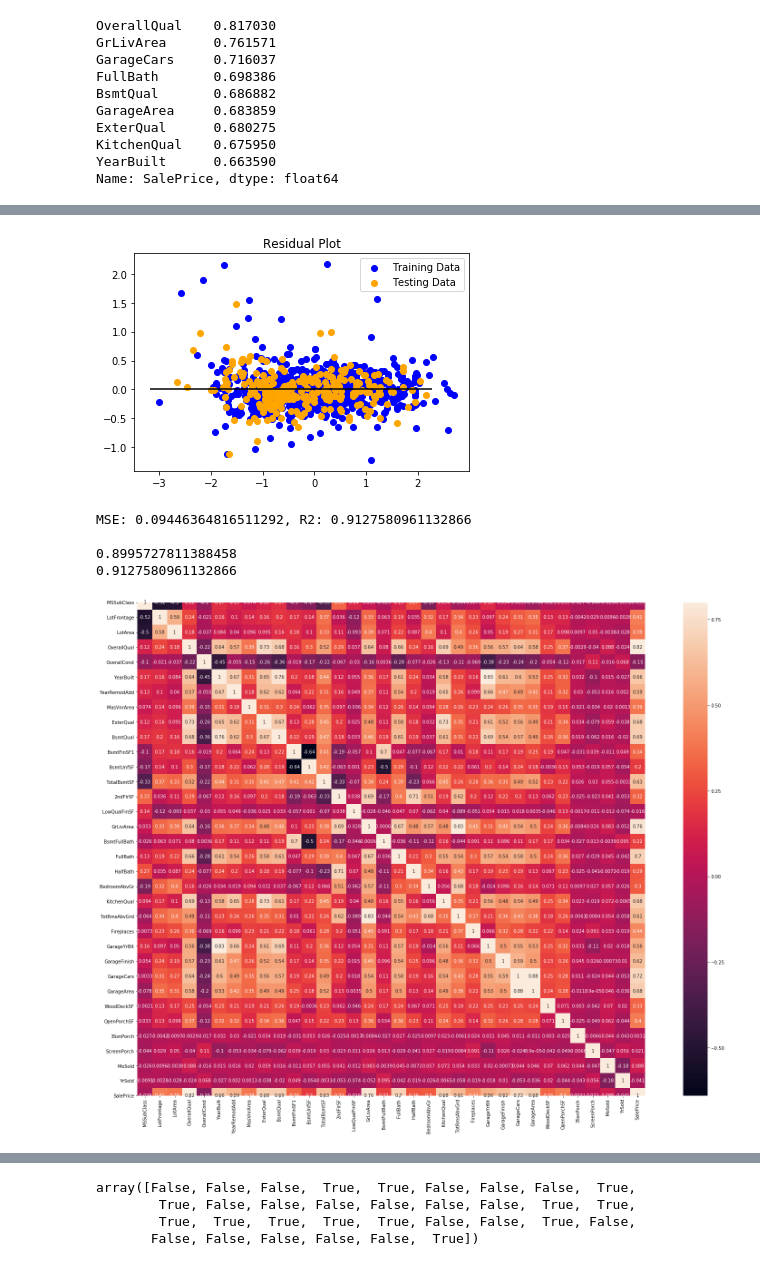
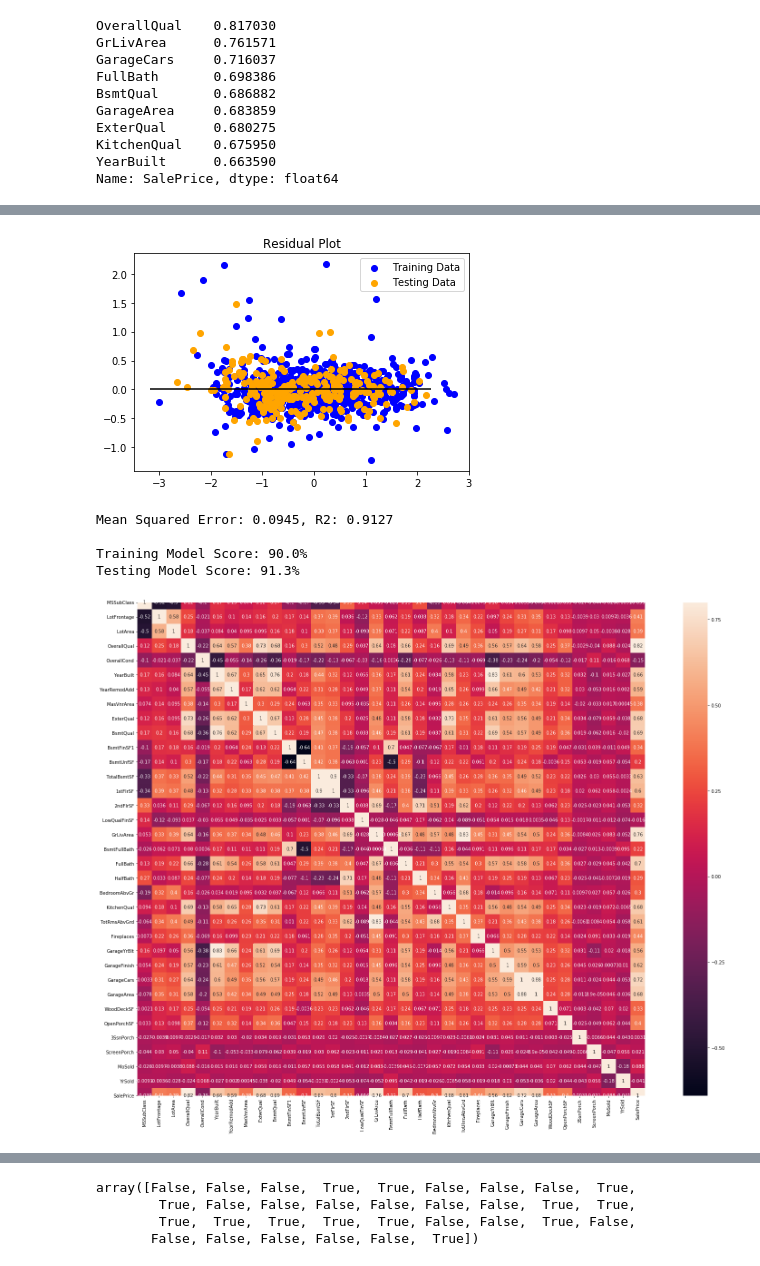
Before and after one commit to pshappycle/Home_Value_Predictor, a Jupyter notebook: peter_model/Peter_Final_Code.ipynb, the cells around one changed output, grey strips where cells are left out. Cells and saved outputs as stored; diff of their text form; code cells hidden in the pictures.

```diff
--- a/peter_model/Peter_Final_Code.ipynb
+++ b/peter_model/Peter_Final_Code.ipynb
@@ -61,7 +65,7 @@ max        13.534474
 Name: SalePrice, dtype: float64
 [figure]
 # %%
-train_data.loc[:, "MasVnrArea"] = train_data.loc[:, "MasVnrArea"].fillna(train_data["MasVnrArea"].mean())
+train_data.loc[:, "MasVnrArea"] = train_data.loc[:, "MasVnrArea"].fillna(train_data["MasVnrArea"].median())
 train_data.loc[:, "MasVnrType"] = train_data.loc[:, "MasVnrType"].fillna(0)
 train_data.loc[:, "BsmtFinType1"] = train_data.loc[:, "BsmtFinType1"].fillna(0)
 train_data.loc[:, "BsmtQual"] = train_data.loc[:, "BsmtQual"].fillna(0)
@@ -75,7 +79,7 @@ train_data.loc[:, "GarageType"] = train_data.loc[:, "GarageFinish"].fillna(0)
 
 train_data.loc[:, "GarageYrBlt"] = train_data.loc[:, "GarageYrBlt"].fillna(train_data["GarageYrBlt"].median())
 
-train_data.loc[:, "LotFrontage"] = train_data.loc[:, "LotFrontage"].fillna(train_data["LotFrontage"].mean())
+train_data.loc[:, "LotFrontage"] = train_data.loc[:, "LotFrontage"].fillna(train_data["LotFrontage"].median())
 
 train_data.loc[:, "FireplaceQu"] = train_data.loc[:, "FireplaceQu"].fillna(0)
 train_data.loc[:, "Fence"] = train_data.loc[:, "Fence"].fillna(0)
@@ -226,6 +230,6 @@ MSE: 0.09446364816511303, R2: 0.9127580961132865
 [figure]
 # %%
-numeric_train_df = numeric_train_df.drop(['1stFlrSF'], axis =1)
+# numeric_train_df = numeric_train_df.drop(['1stFlrSF'], axis =1)
 
 
 X = numeric_train_df.drop(["SalePrice"], axis =1)
@@ -238,39 +242,42 @@ X_scaler = StandardScaler().fit(X_train)
 y_scaler = StandardScaler().fit(y_train)
 
 X_train_scaled = X_scaler.transform(X_train)
 X_test_scaled = X_scaler.transform(X_test)
 y_train_scaled = y_scaler.transform(y_train)
 y_test_scaled = y_scaler.transform(y_test)
 
 
 model = LinearRegression()
 model.fit(X_train_scaled, y_train_scaled)
 plt.scatter(model.predict(X_train_scaled), model.predict(X_train_scaled) - y_train_scaled, c="blue", label="Training Data")
 plt.scatter(model.predict(X_test_scaled), model.predict(X_test_scaled) - y_test_scaled, c="orange", label="Testing Data")
 plt.legend()
 plt.hlines(y=0, xmin=y_test_scaled.min(), xmax=y_test_scaled.max())
 plt.title("Residual Plot")
+plt.savefig('ols_regression.png')
 plt.show()
+
 
 predictions = model.predict(X_test_scaled)
 MSE = mean_squared_error(y_test_scaled, predictions)
-r2 = model.score(X_test_scaled, y_test_scaled)
+r2 = r2_score(y_test_scaled, predictions)
 
-print(f"MSE: {MSE}, R2: {r2}")
+print(f"Mean Squared Error: {round(MSE,4)}, R2: {round(r2,4)}")
 print()
 
-print(model.score(X_train_scaled,y_train_scaled))
+print(f"Training Model Score: {(round(model.score(X_train_scaled,y_train_scaled),3))*100}%")
 
-print(model.score(X_test_scaled,y_test_scaled))
+print(f"Testing Model Score: {(round(model.score(X_test_scaled,y_test_scaled),3))*100}%")
 
 heat = pd.concat([X, y], axis=1, sort=False)
 corrmat = heat.corr()
 f, ax = plt.subplots(figsize=(30, 20))
+
 sns.heatmap(corrmat, vmax=.8, square=True, annot = True);
 # %% [output]
-[figure, old version]
+[figure, new version]
-MSE: 0.09446364816511292, R2: 0.9127580961132866
+Mean Squared Error: 0.0945, R2: 0.9127
 
-0.8995727811388458
-0.9127580961132866
+Training Model Score: 90.0%
+Testing Model Score: 91.3%
-[figure, old version]
+[figure, new version]
```
Also changed, not shown: parts of 12 cells of this notebook, 6 other files.
